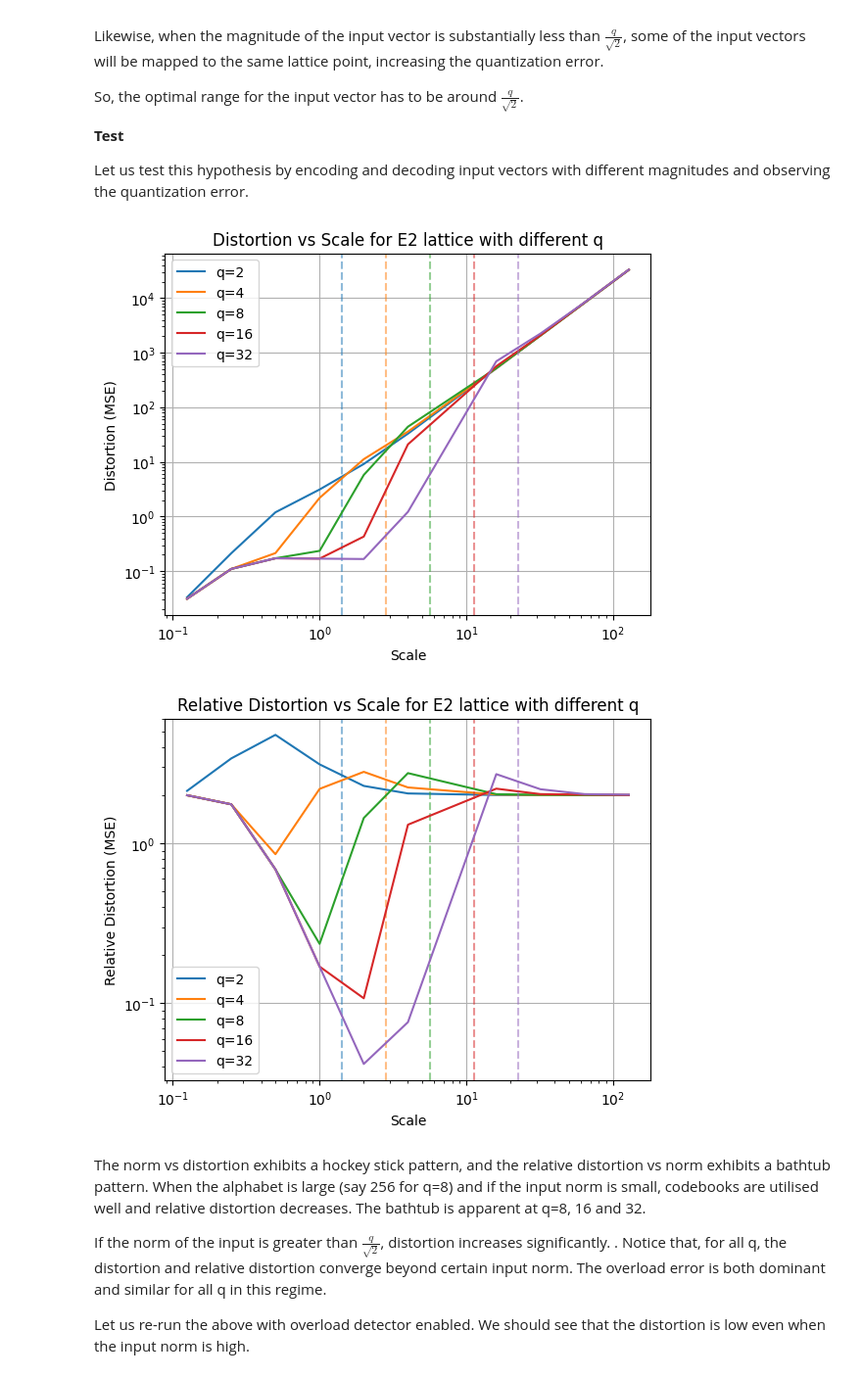
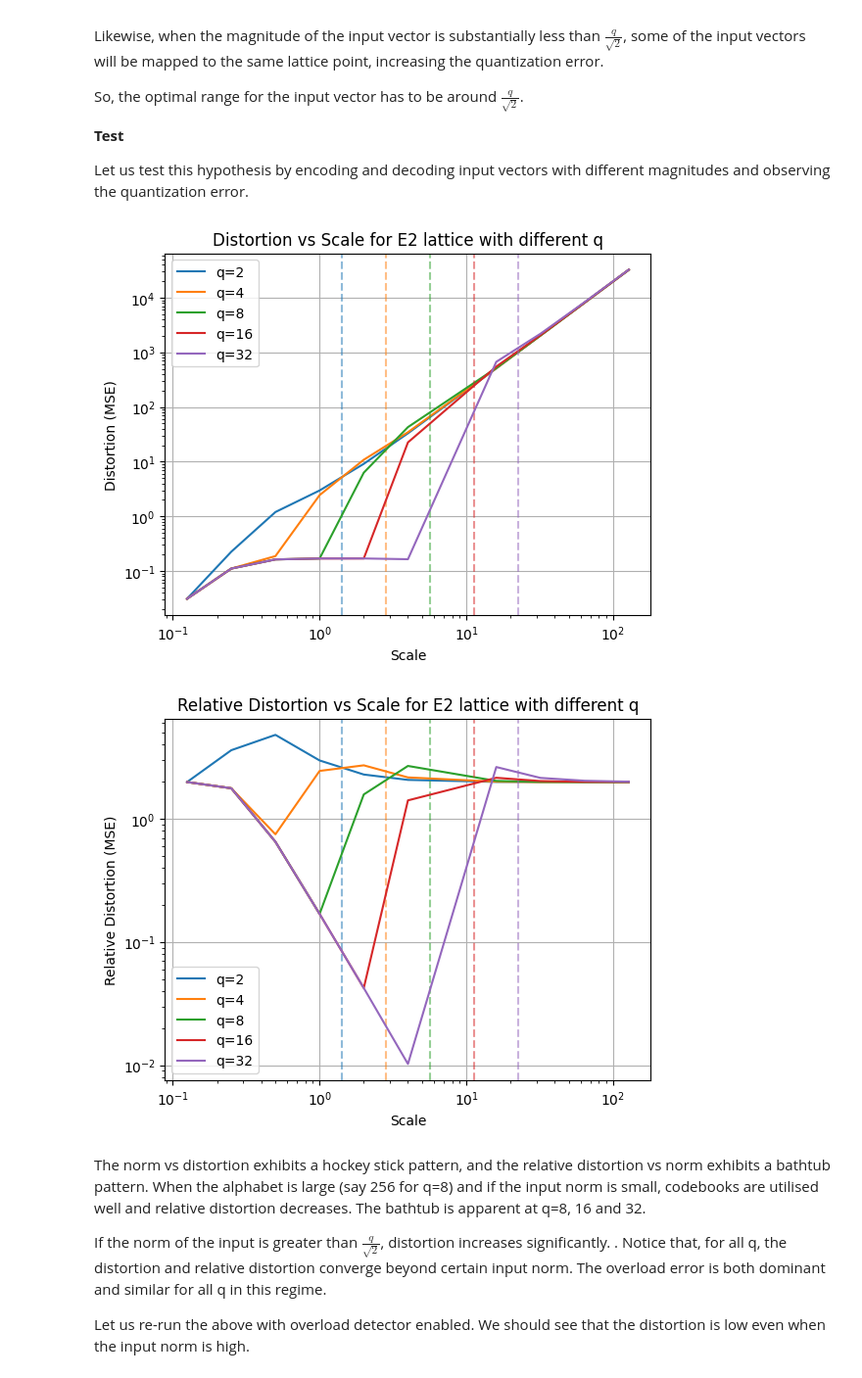
Before and after one commit to mlsquare/gemvq, a Jupyter notebook: docs/notebooks/nlq.ipynb, the cells around one changed output. Shown: that part at 98% size. Cells and saved outputs as stored; diff of their text form; code cells hidden in the pictures.

Commit message:
Refactor nested lattice quantizer: improve implementation and update tests

```diff
--- a/docs/notebooks/nlq.ipynb
+++ b/docs/notebooks/nlq.ipynb
@@ -142,7 +142,7 @@ So, the optimal range for the input vector has to be around  $\frac{q}{\sqrt{2}}
 
 Let us test this hypothesis by encoding and decoding input vectors with different magnitudes and observing the quantization error.
 # %%
-def run_norm_experiments(q,scale,overload, colors,beta,alpha, normalize,relative_distortion=True):
+def run_norm_experiments(q,scale,overload, colors,beta,alpha, normalize,with_tie_dither):
     results = np.zeros((len(q), len(scale))) # distortion, rate
     results_rel = np.zeros((len(q), len(scale))) # distortion, rate
     x_prenorm = np.random.randn(1000,2)
@@ -150,7 +150,7 @@ def run_norm_experiments(q,scale,overload, colors,beta,alpha, normalize,relative
         x_prenorm = x_prenorm/np.sqrt(np.linalg.norm(x_prenorm, axis=1, keepdims=True))
         #x_prenorm = x_prenorm/np.sqrt(2) # average norm is sqrt(2)
     for i, qi in enumerate(q):
-        quantizer = NLQ.create_z2_quantizer(qi, overload=overload,beta=beta,alpha=alpha)
+        quantizer = NLQ.create_z2_quantizer(qi, overload=overload,beta=beta,alpha=alpha,with_tie_dither=with_tie_dither)
         for j, si in enumerate(scale):
             x = x_prenorm*si
             # do batch encoding
@@ -169,36 +169,37 @@ def run_norm_experiments(q,scale,overload, colors,beta,alpha, normalize,relative
     plt.xlabel('Scale')
     plt.xscale('log')
     plt.yscale('log')
     plt.title('Distortion vs Scale for E2 lattice with different q')
     plt.legend()
     plt.grid()
     plt.show()
 
     for i, qi in enumerate(q):
         plt.plot(scale, results_rel[i,:], label=f'q={qi}', color=colors[qi])
         plt.axvline(qi/np.sqrt(2), color=colors[qi], linestyle='--', alpha=0.5)
 
     plt.ylabel('Relative Distortion (MSE)')
     plt.xlabel('Scale')
     plt.xscale('log')
     plt.yscale('log')
     plt.title('Relative Distortion vs Scale for E2 lattice with different q')
     plt.legend()
     plt.grid()
     plt.show()
 
 
 q = [2,4,8,16,32]
 colors = {2: 'tab:blue', 4: 'tab:orange', 8: 'tab:green', 16: 'tab:red', 32: 'tab:purple'}
 scale = [0.125,0.25,0.5,1,2,4,16,32,64,128]
 overload = False
 beta = 1
 alpha = 1
 normalize = False
-run_norm_experiments(q,scale,overload,colors,beta,alpha, normalize)
+with_tie_dither = False
+run_norm_experiments(q,scale,overload,colors,beta,alpha, normalize,with_tie_dither)
 # %% [output]
-[figure, old version]
+[figure, new version]
-[figure, old version]
+[figure, new version]
 # %% [markdown]
 The norm vs distortion exhibits a hockey stick pattern, and the relative distortion vs norm exhibits a bathtub pattern. When the alphabet is large (say 256 for q=8) and if the input norm is small, codebooks are utilised well and relative distortion decreases. The bathtub is apparent at q=8, 16 and 32.
 
```
Also changed, not shown: parts of 12 cells of this notebook, 4 other files.
